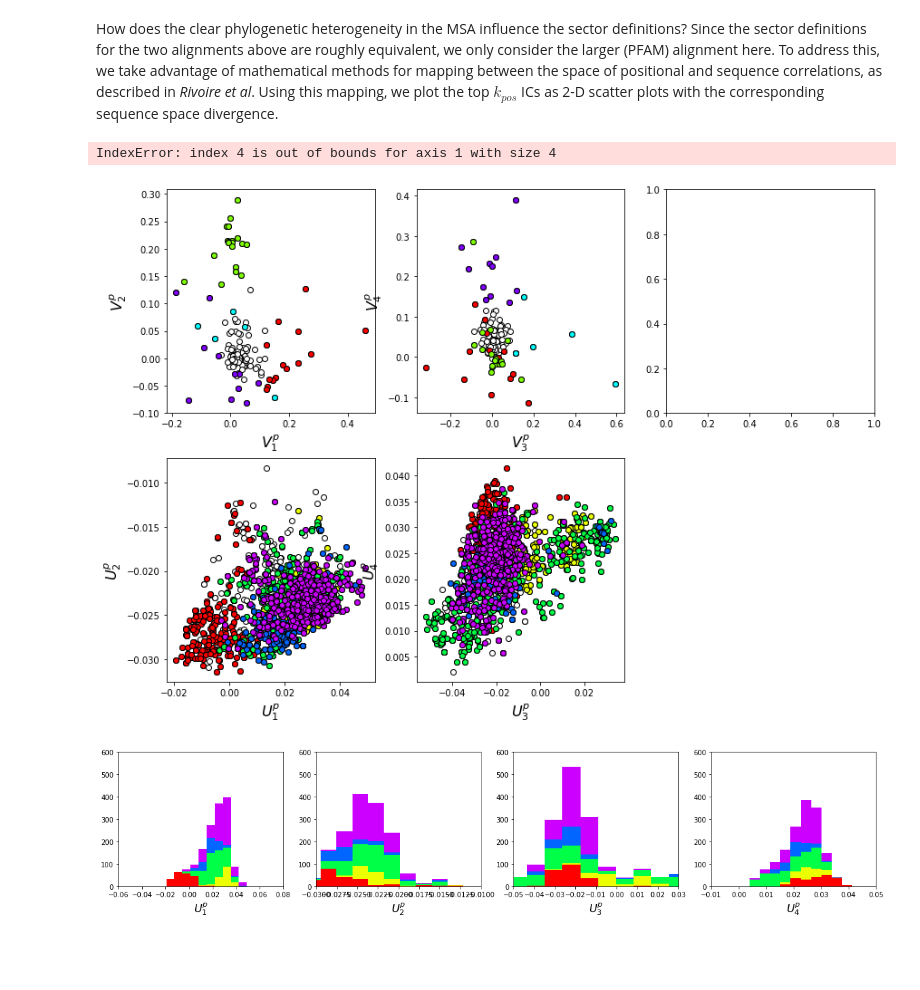
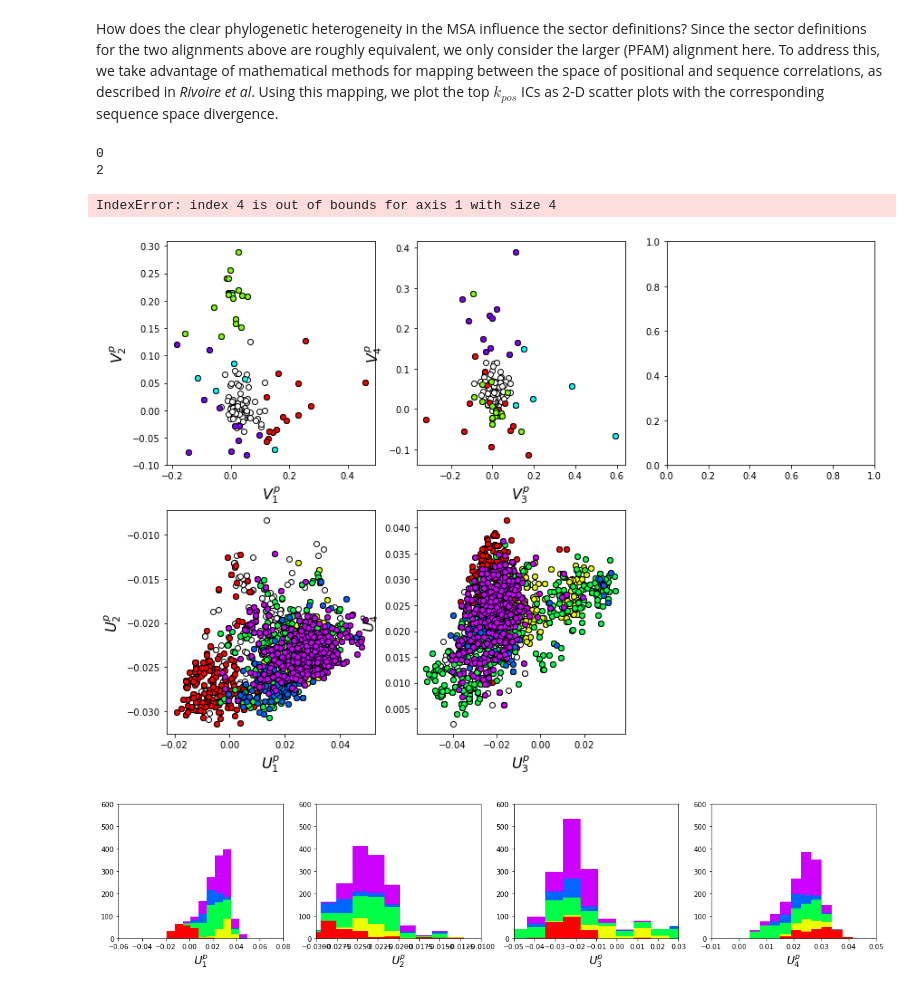
Before and after one commit to Mill6159/AndoLab_pySCA6.0, a Jupyter notebook: SCA_DHFR.ipynb, the cells around one changed output. Drawn from its saved outputs; the diff is of its cells as text; code cells hidden in the pictures; blank space fills up the shorter version.

```diff
--- a/SCA_DHFR.ipynb
+++ b/SCA_DHFR.ipynb
@@ -325,23 +325,26 @@ i = Image(filename='figs/DHFR_decompv2.png'); i
 # %% [markdown]
 How does the clear phylogenetic heterogeneity in the MSA influence the sector definitions?  Since the sector definitions for the two alignments above are roughly equivalent, we only consider the larger (PFAM) alignment here. To address this, we take advantage of mathematical methods for mapping between the space of positional and sequence correlations, as described in *Rivoire et al*.  Using this mapping, we plot the top $k_{pos}$ ICs as 2-D scatter plots with the corresponding sequence space divergence.
 # %%
+# RM! I've made some edits
 plt.rcParams['figure.figsize'] = 14, 10
 pairs= [[0,1],[2,3],[4,5]]
 for n,[k1,k2] in enumerate(pairs):
     plt.subplot(2,3,n+1)
-    sca.figUnits(Dsect[0]['Vpica'][:,k1], Dsect[0]['Vpica'][:,k2],\ # RM!
-                 Dsect[0]['ics'], dotsize = 6)
+    sca.figUnits(Dsect[0]['Vpica'][:,k1], Dsect[0]['Vpica'][:,k2],Dsect[0]['ics'], dotsize = 6)
     plt.xlabel(r'$V^p_{%i}$' % (k1+1), fontsize=16)
     plt.ylabel(r'$V^p_{%i}$' % (k2+1), fontsize=16)
     plt.subplot(2,3,n+4)
     sca.figUnits(Dsect[0]['Upica'][:,k1], Dsect[0]['Upica'][:,k2],\
                  phylo[0], dotsize = 6)
+    print(k1)
     plt.xlabel(r'$U^p_{%i}$' % (k1+1), fontsize=16)
     plt.ylabel(r'$U^p_{%i}$' % (k2+1), fontsize=16)
 plt.tight_layout()
 # %% [output]
-IndexError: index 4 is out of bounds for axis 1 with size 4
+0
+2
+IndexError: index 4 is out of bounds for axis 1 with size 4
-[figure, old version]
+[figure, new version]
 # %%
 plt.rcParams['figure.figsize'] = 20,8
 col = list()
```
Also changed, not shown: parts of 1 cell of this notebook, 2 other files.
